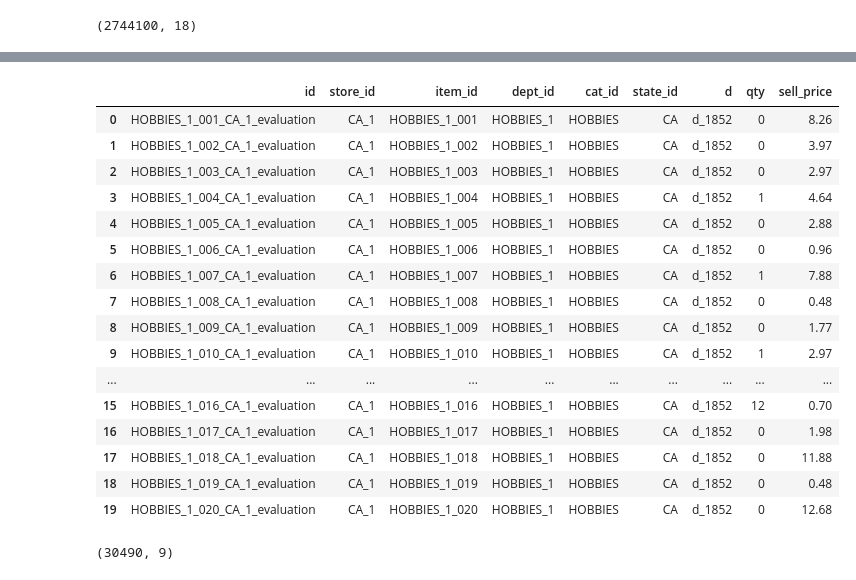
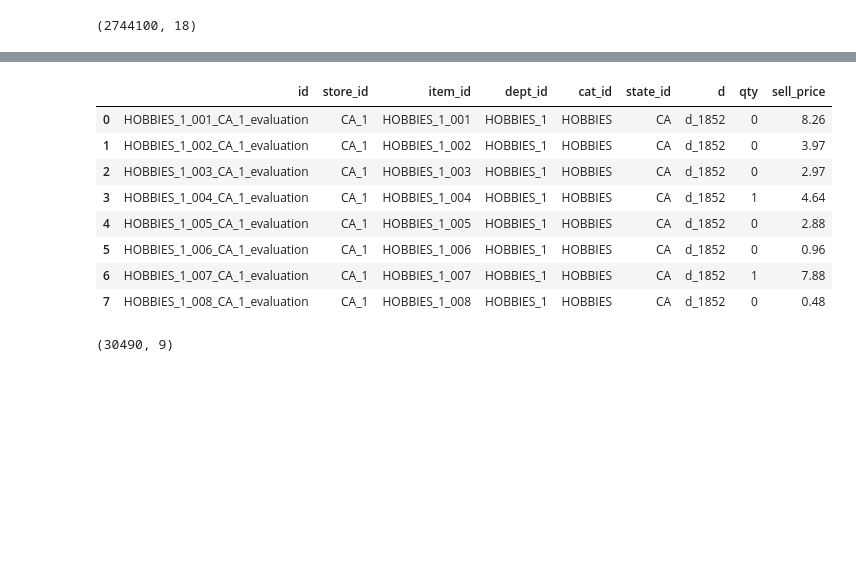
Before and after one commit to Quang-Nguyen-Van/MSE-PYTHON, a Jupyter notebook: BaiTap3.ipynb, the cells around one changed output, grey strips where cells are left out. Saved outputs shown, nothing was run; the diff lists cells and outputs as text; code cells hidden in the pictures; blank space fills up the shorter version.

```diff
--- a/BaiTap3.ipynb
+++ b/BaiTap3.ipynb
@@ -317,25 +372,17 @@ train_sales_test.head(20)
 # Định dạng lại dataframe với các cột được chỉ định. ['id', 'store_id', 'item_id', 'dept_id', 'cat_id', 'state_id', 'd', 'qty', 'sell_price']
 train_sales_test = train_sales_test[['id', 'store_id', 'item_id', 'dept_id', 'cat_id', 'state_id', 'd', 'qty', 'sell_price']]
 # %%
-train_sales_test.head(20)
+train_sales_test.head(8)
 # %% [output]
 |  | id | store_id | item_id | dept_id | cat_id | state_id | d | qty | sell_price |
 | 0 | HOBBIES_1_001_CA_1_evaluation | CA_1 | HOBBIES_1_001 | HOBBIES_1 | HOBBIES | CA | d_1852 | 0 | 8.26 |
 | 1 | HOBBIES_1_002_CA_1_evaluation | CA_1 | HOBBIES_1_002 | HOBBIES_1 | HOBBIES | CA | d_1852 | 0 | 3.97 |
 | 2 | HOBBIES_1_003_CA_1_evaluation | CA_1 | HOBBIES_1_003 | HOBBIES_1 | HOBBIES | CA | d_1852 | 0 | 2.97 |
 | 3 | HOBBIES_1_004_CA_1_evaluation | CA_1 | HOBBIES_1_004 | HOBBIES_1 | HOBBIES | CA | d_1852 | 1 | 4.64 |
 | 4 | HOBBIES_1_005_CA_1_evaluation | CA_1 | HOBBIES_1_005 | HOBBIES_1 | HOBBIES | CA | d_1852 | 0 | 2.88 |
 | 5 | HOBBIES_1_006_CA_1_evaluation | CA_1 | HOBBIES_1_006 | HOBBIES_1 | HOBBIES | CA | d_1852 | 0 | 0.96 |
 | 6 | HOBBIES_1_007_CA_1_evaluation | CA_1 | HOBBIES_1_007 | HOBBIES_1 | HOBBIES | CA | d_1852 | 1 | 7.88 |
 | 7 | HOBBIES_1_008_CA_1_evaluation | CA_1 | HOBBIES_1_008 | HOBBIES_1 | HOBBIES | CA | d_1852 | 0 | 0.48 |
-| 8 | HOBBIES_1_009_CA_1_evaluation | CA_1 | HOBBIES_1_009 | HOBBIES_1 | HOBBIES | CA | d_1852 | 0 | 1.77 |
-| 9 | HOBBIES_1_010_CA_1_evaluation | CA_1 | HOBBIES_1_010 | HOBBIES_1 | HOBBIES | CA | d_1852 | 1 | 2.97 |
-| ... | ... | ... | ... | ... | ... | ... | ... | ... | ... |
-| 15 | HOBBIES_1_016_CA_1_evaluation | CA_1 | HOBBIES_1_016 | HOBBIES_1 | HOBBIES | CA | d_1852 | 12 | 0.70 |
-| 16 | HOBBIES_1_017_CA_1_evaluation | CA_1 | HOBBIES_1_017 | HOBBIES_1 | HOBBIES | CA | d_1852 | 0 | 1.98 |
-| 17 | HOBBIES_1_018_CA_1_evaluation | CA_1 | HOBBIES_1_018 | HOBBIES_1 | HOBBIES | CA | d_1852 | 0 | 11.88 |
-| 18 | HOBBIES_1_019_CA_1_evaluation | CA_1 | HOBBIES_1_019 | HOBBIES_1 | HOBBIES | CA | d_1852 | 0 | 0.48 |
-| 19 | HOBBIES_1_020_CA_1_evaluation | CA_1 | HOBBIES_1_020 | HOBBIES_1 | HOBBIES | CA | d_1852 | 0 | 12.68 |
 # %%
 train_sales_test.shape
 # %% [output]
```
Also changed, not shown: parts of 38 cells of this notebook.
